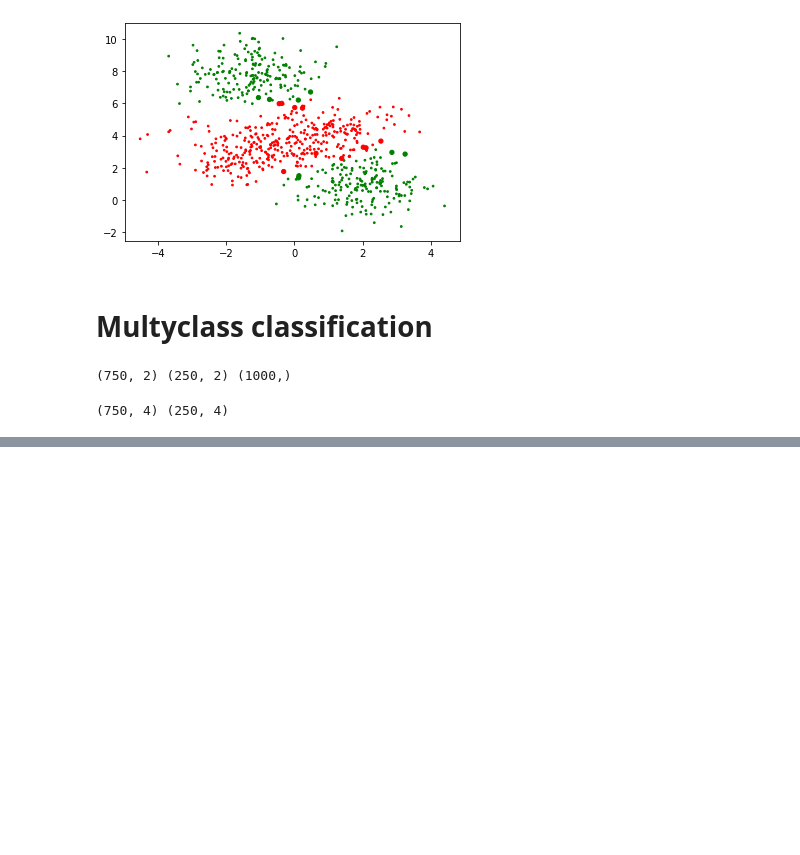
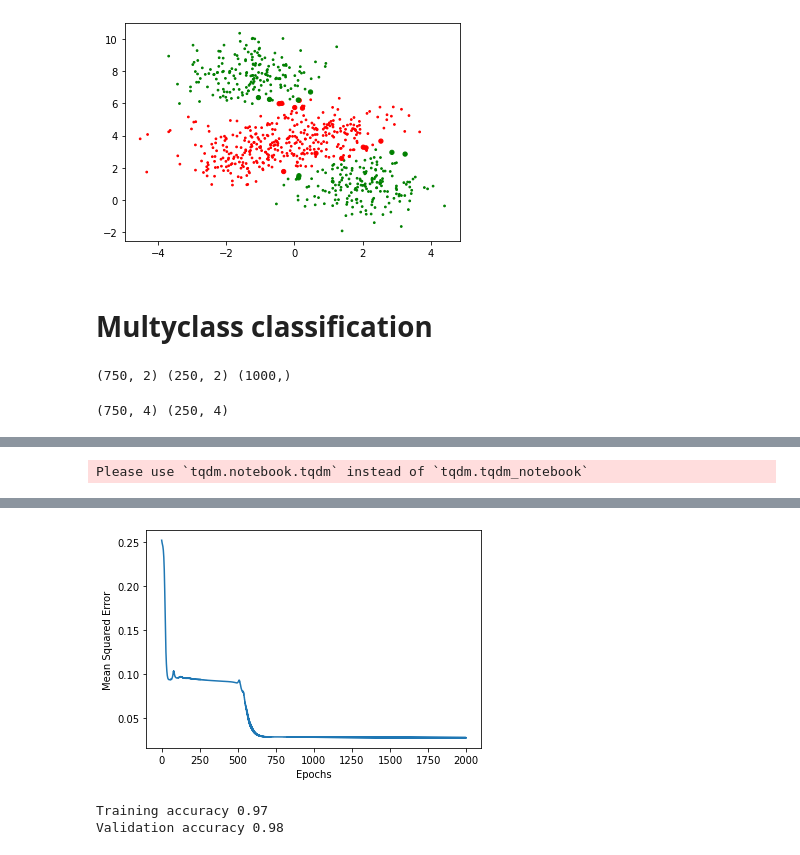
Before and after one commit to Arpitkamal/Deep-Learning-104-Feedforward-Neural-Networks, a Jupyter notebook: FeedForwardNetwork.ipynb, the cells around one changed output, grey strips where cells are left out. Saved outputs shown, nothing was run; the diff lists cells and outputs as text; code cells hidden in the pictures; blank space fills up the shorter version.

```diff
--- a/FeedForwardNetwork.ipynb
+++ b/FeedForwardNetwork.ipynb
@@ -198,6 +198,7 @@ class FFSNNetwork:
   def sigmoid(self, x):
     return 1.0/(1.0 + np.exp(-x))
 
+  #preactivation and activation
   def forward_pass(self, x):
     self.A = {}
     self.H = {}
@@ -268,7 +269,7 @@ class FFSNNetwork:
      for x in X:
        y_pred = self.forward_pass(x)
        Y_pred.append(y_pred)
-     return np.array(Y_pred).squeeze
+     return np.array(Y_pred).squeeze()
 # %%
  ffsnn = FFSNNetwork(2, [3, 3])
  ffsnn.fit(X_train, Y_train, epochs=2000, learning_rate=0.001, display_loss=True)
@@ -440,0 +464,5 @@ plt.show()
+# %%
+ ffsnn = FFSNNetwork(2, [3, 3])
+ ffsnn.fit(X_train, Y_train, epochs=2000, learning_rate=0.01, display_loss=True)
+# %% [output]
+Please use `tqdm.notebook.tqdm` instead of `tqdm.tqdm_notebook`
@@ -440,0 +470,15 @@ plt.show()
+[figure, added]
+# %%
+Y_pred_train = ffsnn.predict(X_train)
+Y_pred_binarised_train = (Y_pred_train >= 0.5).astype("int").ravel()
+Y_pred_val = ffsnn.predict(X_val)
+Y_pred_binarised_val = (Y_pred_val >= 0.5).astype("int").ravel()
+
+accuracy_train = accuracy_score(Y_pred_binarised_train, Y_train)
+accuracy_val = accuracy_score(Y_pred_binarised_val, Y_val)
+
+print("Training accuracy", round(accuracy_train, 2))
+print("Validation accuracy", round(accuracy_val, 2))
+# %% [output]
+Training accuracy 0.97
+Validation accuracy 0.98
```
Also changed, not shown: parts of 25 cells of this notebook.
